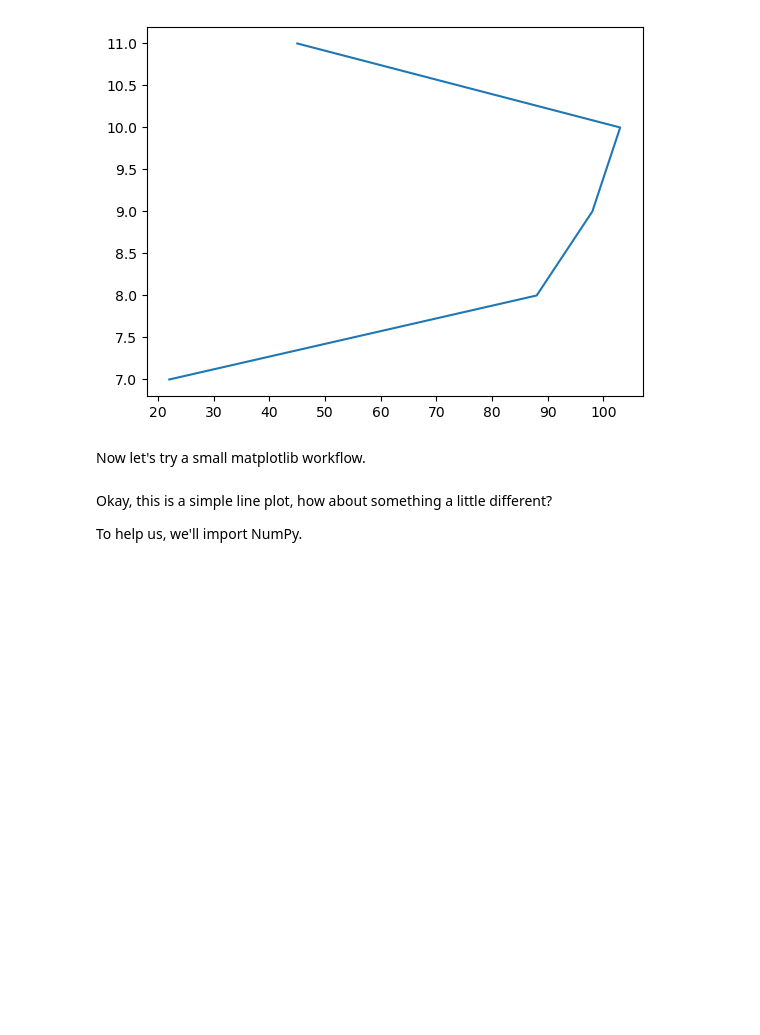
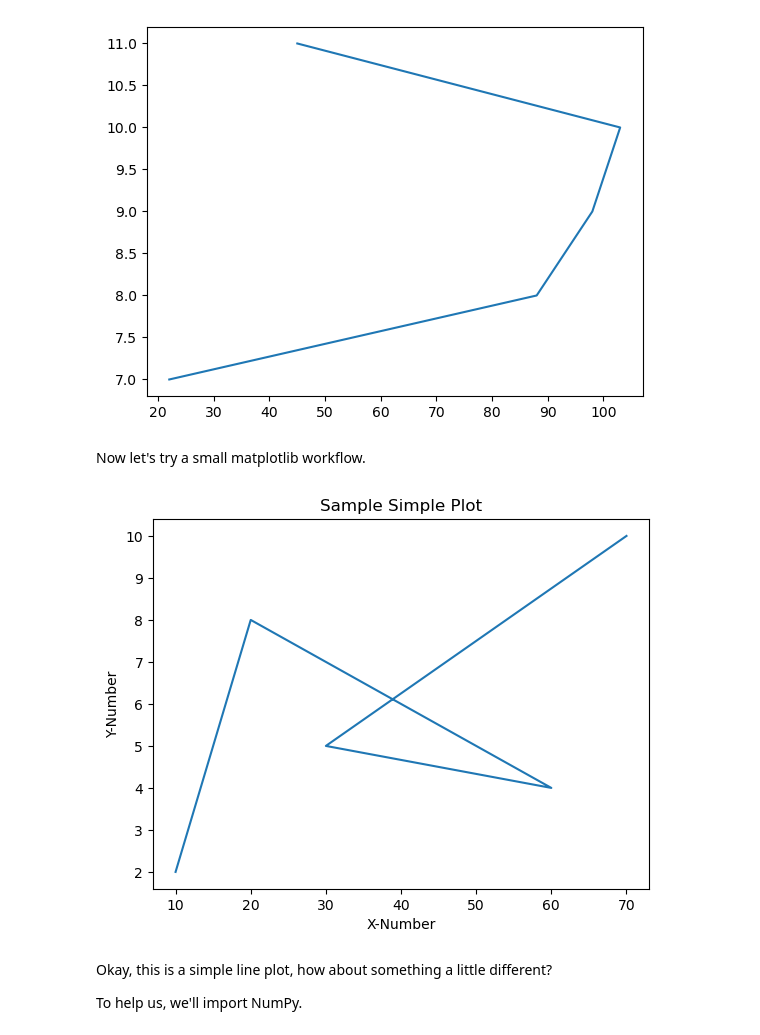
Before and after one commit to ShrishailChincholi/from-zero-to-aiml, a Jupyter notebook: ML/Matplotlib/matplotlib-exercises.ipynb, the cells around one changed output. Drawn from its saved outputs; the diff is of its cells as text; code cells hidden in the pictures; blank space fills up the shorter version.

Commit message:
matplotlib assignment quentions- slove

```diff
--- a/ML/Matplotlib/matplotlib-exercises.ipynb
+++ b/ML/Matplotlib/matplotlib-exercises.ipynb
@@ -53,21 +53,27 @@ Now let's try a small matplotlib workflow.
 # %%
 # Import and get matplotlib ready
 %matplotlib inline
-i
+import matplotlib.pyplot as plt
 
 # Prepare data (create two lists of 5 numbers, X & y)
-
+x = [ 10, 20 ,60, 30, 70 ]
+y = [ 2, 8, 4, 5, 10]
 
 # Setup figure and axes using plt.subplots()
-
+fig,ax = plt.subplots()
 
 # Add data (X, y) to axes
-
+ax.plot(x, y)
 
 # Customize plot by adding a title, xlabel and ylabel
-
+ax.set(title="Sample Simple Plot",
+      xlabel="X-Number",
+      ylabel="Y-Number")
 
 # Save the plot to file using fig.savefig()
+fig.savefig("Images/Sample-simple-plots.png")
+# %% [output]
+[figure, added]
 # %% [markdown]
 Okay, this is a simple line plot, how about something a little different?
 
```
Also changed, not shown: parts of 8 cells of this notebook.
